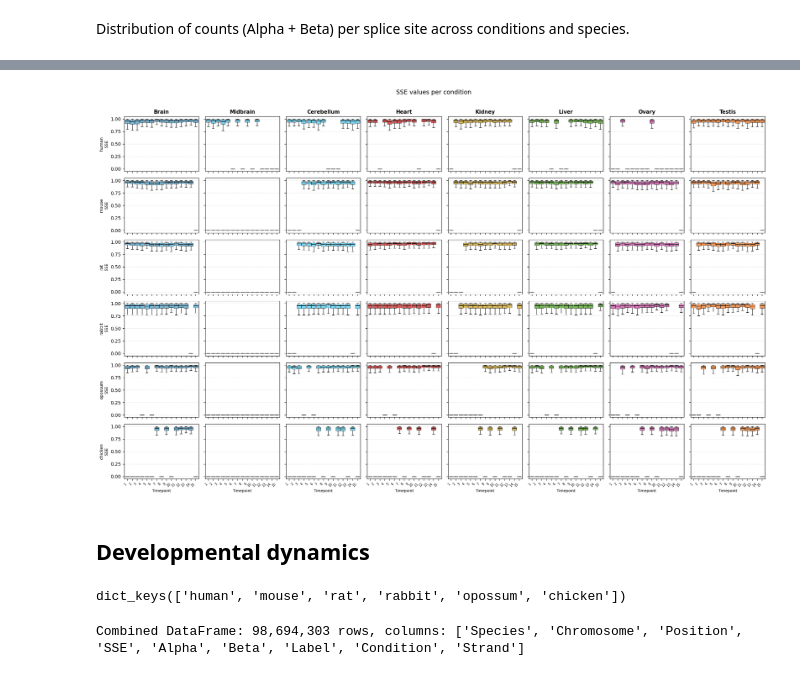
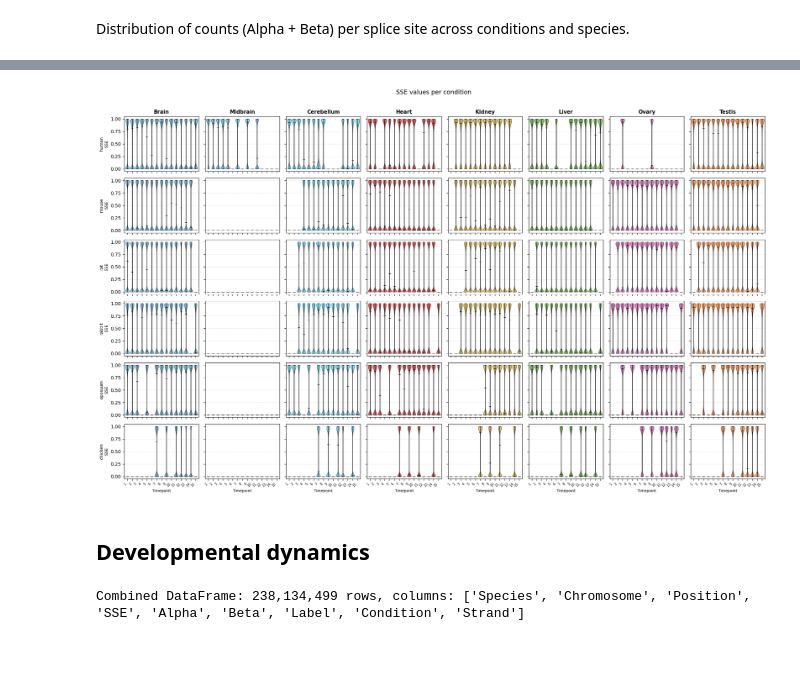
Before and after one commit to anamariaelek/alphagenome-pytorch, a Jupyter notebook: examples/notebooks/usage_data.ipynb, the cells around one changed output, grey strips where cells are left out. Drawn from its saved outputs; the diff is of its cells as text; code cells hidden in the pictures.

```diff
--- a/examples/notebooks/usage_data.ipynb
+++ b/examples/notebooks/usage_data.ipynb
@@ -756,5 +821,5 @@ plt.show()
 # %%
-# Boxplot: SSE distribution per condition grouped by species (rows) and tissues (cols)
+# Violinplot: SSE distribution per condition grouped by species (rows) and tissues (cols)
 # x-axis = fixed global timepoints (all_tps); unobserved timepoints get a dummy [0]
 
 species_list_plot = [s for s in species_list if s in usage_dfs]
@@ -803,53 +868,55 @@ fig, axes = plt.subplots(
     sharey="row"
 )
 
 for r, sps in enumerate(species_list_plot):
     for c, tissue in enumerate(tissues):
         ax = axes[r, c]
         grp = sse_groups.get(sps, {})
 
-        box_data = [grp.get((tissue, int(tp)), np.array([0.0])) for tp in all_tps]
+        violin_data = [grp.get((tissue, int(tp)), np.array([0.0])) for tp in all_tps]
         positions = np.arange(len(all_tps))
 
-        bp = ax.boxplot(
-            box_data,
+        vp = ax.violinplot(
+            violin_data,
             positions=positions,
-            widths=0.9,
-            patch_artist=True,
-            showfliers=False,
-            medianprops={"color": "black", "linewidth": 1.0},
-            whiskerprops={"linewidth": 0.8},
-            capprops={"linewidth": 0.8},
-            boxprops={"linewidth": 0.8},
+            widths=0.8,
+            showmeans=False,
+            showmedians=True,
+            showextrema=True
         )
 
-        for patch in bp["boxes"]:
-            patch.set_facecolor(TISSUE_COLORS.get(tissue, "#808080"))
-            patch.set_alpha(0.65)
+        # Style violin bodies
+        for body in vp['bodies']:
+            body.set_facecolor(TISSUE_COLORS.get(tissue, "#808080"))
+            body.set_alpha(0.65)
+            body.set_edgecolor('black')
+            body.set_linewidth(0.8)
+
+        # Style median, min, max lines
+        for partname in ['cmedians', 'cmins', 'cmaxes', 'cbars']:
+            if partname in vp:
+                vp[partname].set_edgecolor('black')
+                vp[partname].set_linewidth(0.8)
 
         ax.grid(axis="y", alpha=0.3, linestyle="--")
         ax.set_xlim(-0.6, len(all_tps) - 0.4)
 
         if r == 0:
             ax.set_title(tissue.capitalize(), fontsize=11, fontweight="bold")
         if c == 0:
             ax.set_ylabel(f"{sps}\nSSE", fontsize=9)
         if r == n_species - 1:
             ax.set_xticks(positions)
             ax.set_xticklabels([str(int(tp)) for tp in all_tps], rotation=45, ha="right", fontsize=7)
             ax.set_xlabel("Timepoint", fontsize=8)
 
 fig.suptitle("SSE values per condition", fontsize=13, y=1.01)
 plt.tight_layout()
 plt.show()
 # %% [output]
-[figure, old version]
+[figure, new version]
 # %% [markdown]
 ## Developmental dynamics
-# %%
-usage_dfs.keys()
-# %% [output]
-dict_keys(['human', 'mouse', 'rat', 'rabbit', 'opossum', 'chicken'])
 # %%
 # Build a tidy DataFrame with all results
 records = []
@@ -884,4 +951,4 @@ for sps, df in usage_dfs.items():
 df_all = pd.concat(records, ignore_index=True)
 print(f"Combined DataFrame: {len(df_all):,} rows, columns: {list(df_all.columns)}")
 # %% [output]
-Combined DataFrame: 98,694,303 rows, columns: ['Species', 'Chromosome', 'Position', 'SSE', 'Alpha', 'Beta', 'Label', 'Condition', 'Strand']
+Combined DataFrame: 238,134,499 rows, columns: ['Species', 'Chromosome', 'Position', 'SSE', 'Alpha', 'Beta', 'Label', 'Condition', 'Strand']
```
Also changed, not shown: parts of 18 cells of this notebook, 11 other files.
